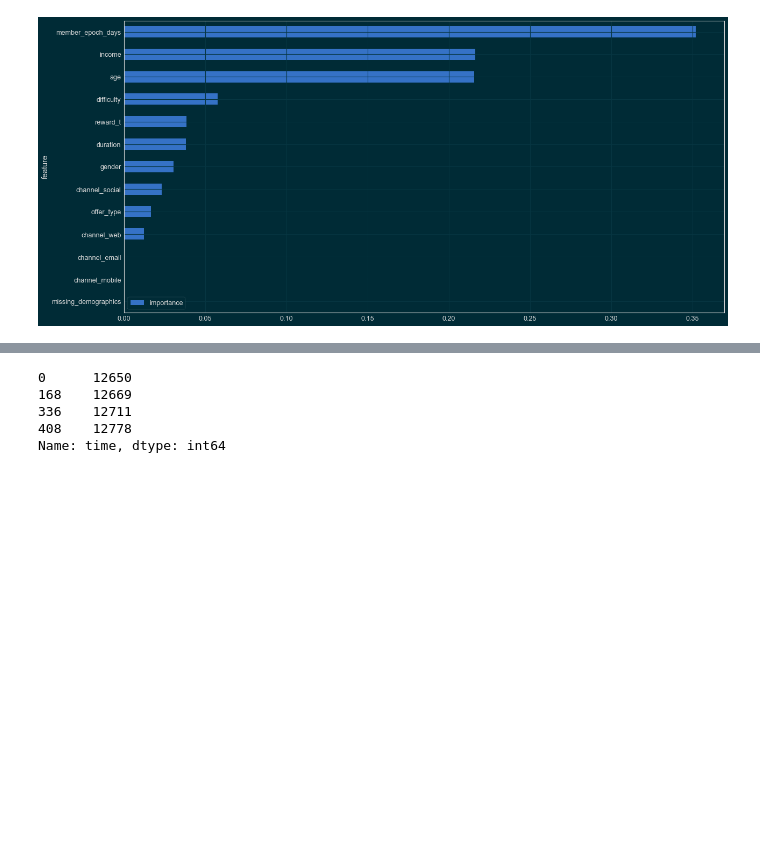
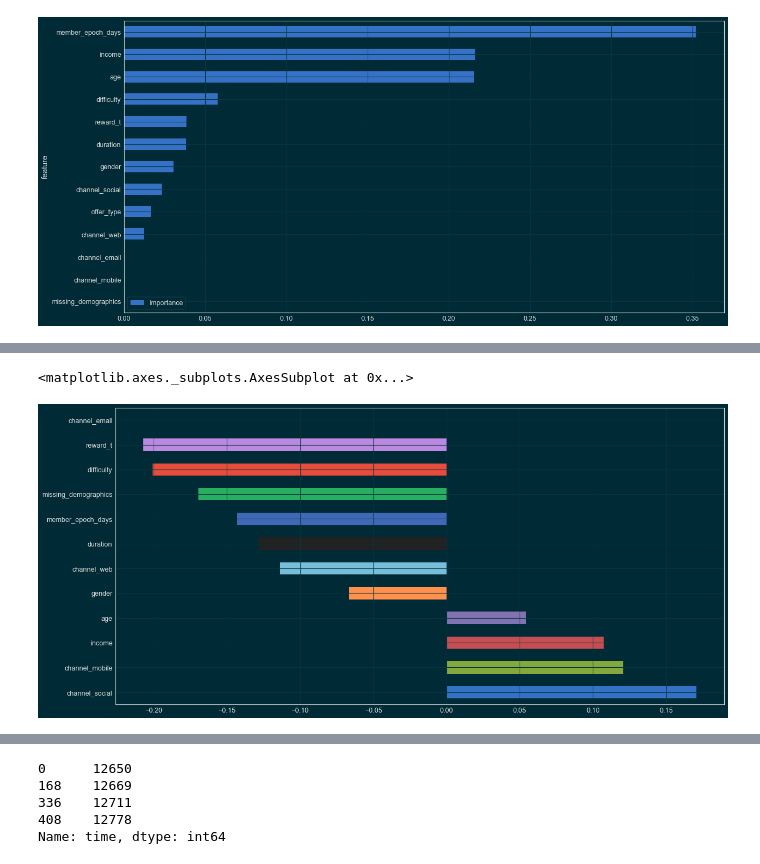
Before and after one commit to mtasende/starbucks-advertising, a Jupyter notebook: notebooks/scratchpad/003-mt-offer-success.ipynb, the cells around one changed output, grey strips where cells are left out. Drawn from its saved outputs; the diff is of its cells as text; code cells hidden in the pictures; blank space fills up the shorter version.

Commit message:
success prediction evaluation methods

```diff
--- a/notebooks/scratchpad/003-mt-offer-success.ipynb
+++ b/notebooks/scratchpad/003-mt-offer-success.ipynb
@@ -235,0 +287,2 @@ feat_imp.plot(kind='barh')
+# %%
+corr_matrix = X_train.join(y_train).corr()
@@ -235,0 +298,6 @@ feat_imp.plot(kind='barh')
+# %%
+corr_matrix['success'].sort_values(
+    ascending=False).drop('success', axis=0).plot(kind='barh')
+# %% [output]
+<matplotlib.axes._subplots.AxesSubplot at 0x...>
+[figure, added]
```
Also changed, not shown: parts of 49 cells of this notebook, 4 other files.
